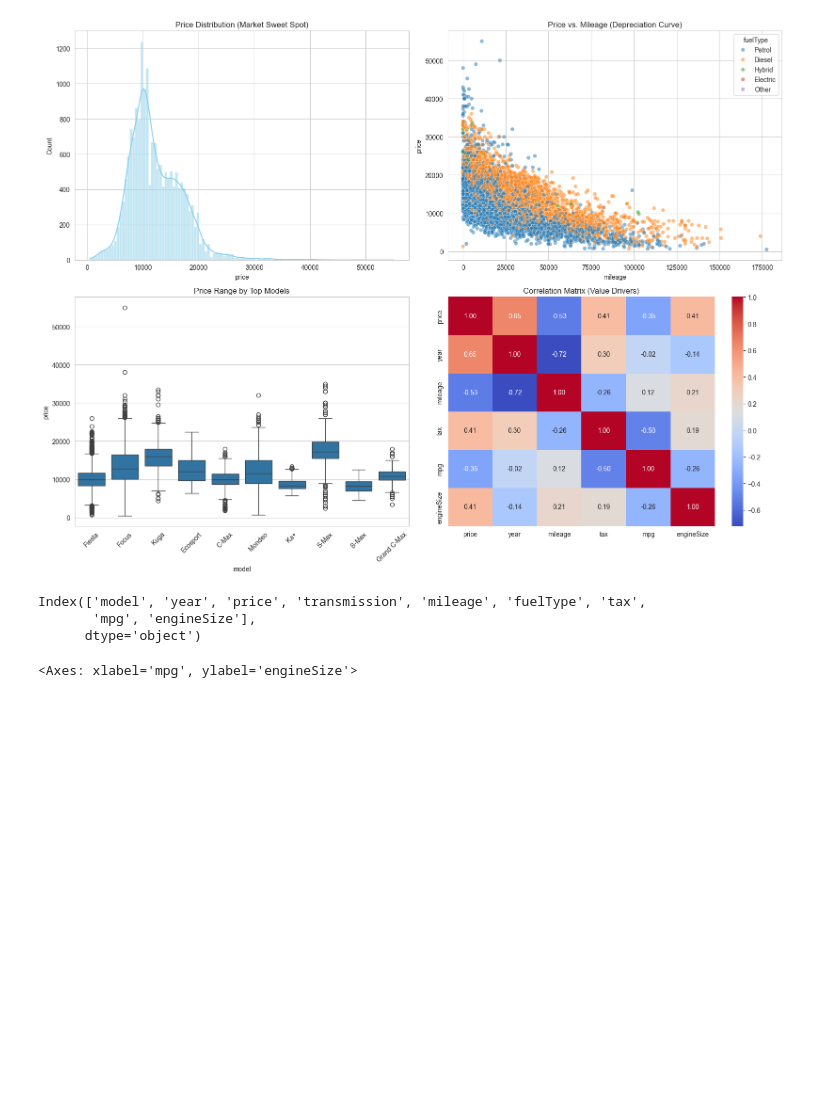
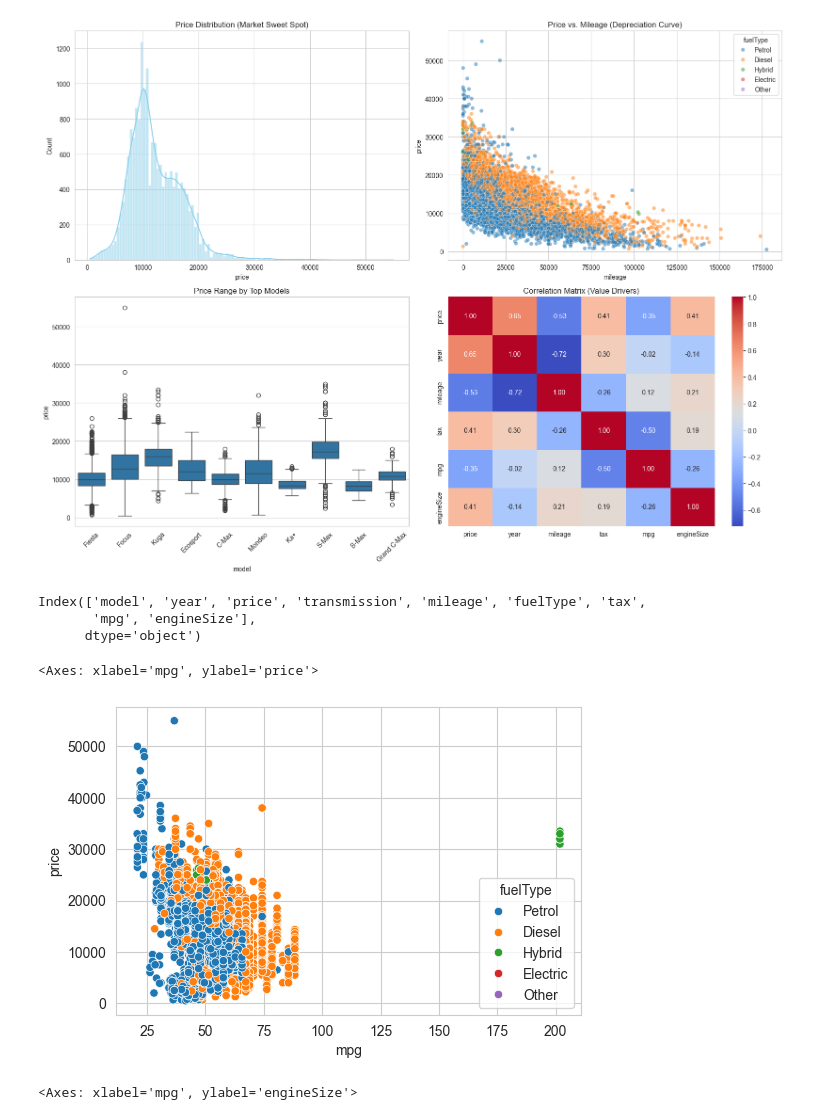
Before and after one commit to adarsh-singh106/Road-To-ML, a Jupyter notebook: Week - 2/02-Ford-Price-Prediction.ipynb, the cells around one changed output. Saved outputs shown, nothing was run; the diff lists cells and outputs as text; code cells hidden in the pictures; blank space fills up the shorter version.

```diff
--- a/Week - 2/02-Ford-Price-Prediction.ipynb
+++ b/Week - 2/02-Ford-Price-Prediction.ipynb
@@ -339,6 +339,13 @@ df.columns
 Index(['model', 'year', 'price', 'transmission', 'mileage', 'fuelType', 'tax',
        'mpg', 'engineSize'],
       dtype='object')
+# %%
+# Engine Size Vs mpg (efficieny)
+plt.figure(figsize=(6,4))
+sns.scatterplot(data=df,x='mpg',y='price',hue='fuelType')
+# %% [output]
+<Axes: xlabel='mpg', ylabel='price'>
+[figure, added]
 # %%
 # Engine Size Vs mpg (efficieny)
 plt.figure(figsize=(6,4))
```
Also changed, not shown: parts of 20 cells of this notebook.
